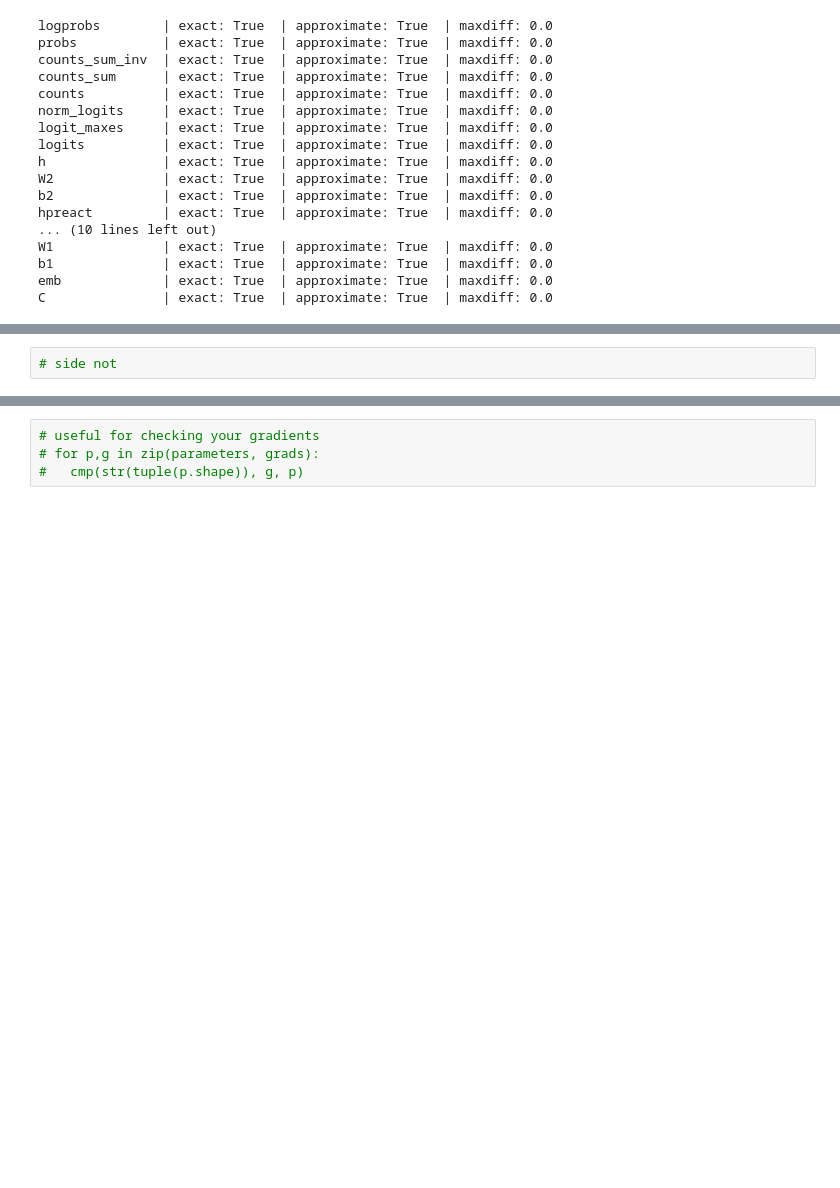
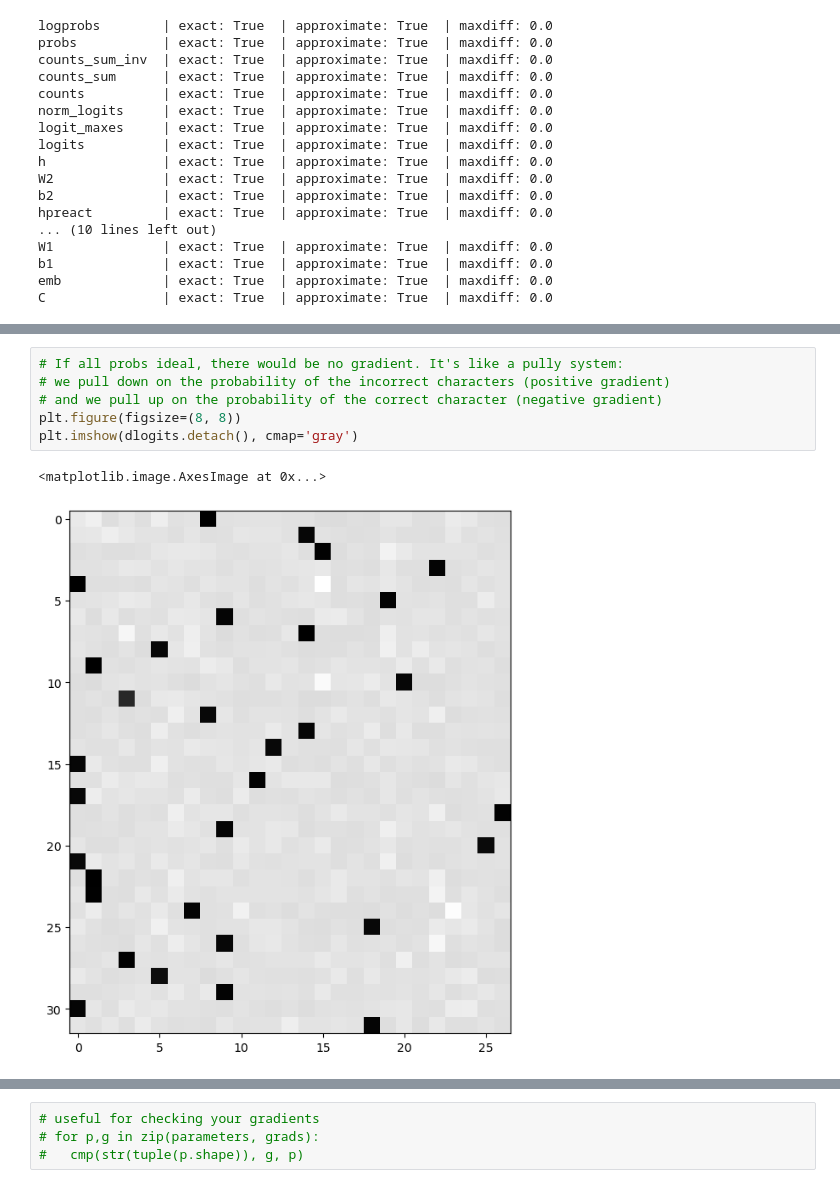
Before and after one commit to garbhj/machine-learning, a Jupyter notebook: makemore/build_makemore_4.ipynb, the cells around one changed output, grey strips where cells are left out. Drawn from its saved outputs; the diff is of its cells as text; blank space fills up the shorter version.

```diff
--- a/makemore/build_makemore_4.ipynb
+++ b/makemore/build_makemore_4.ipynb
@@ -337,6 +337,13 @@ logits          | exact: False | approximate: True  | maxdiff: 4.423782229423523
 (torch.Size([32, 27]), torch.Size([32, 27]), torch.Size([32, 27]))
-# %%
-# side not
+# %%
+# If all probs ideal, there would be no gradient. It's like a pully system:
+# we pull down on the probability of the incorrect characters (positive gradient)
+# and we pull up on the probability of the correct character (negative gradient)
+plt.figure(figsize=(8, 8))
+plt.imshow(dlogits.detach(), cmap='gray')
+# %% [output]
+<matplotlib.image.AxesImage at 0x...>
+[figure, added]
 # %%
 # Exercise 3: backprop through batchnorm but all in one go
 # to complete this challenge look at the mathematical expression of the output of batchnorm,
```
Also changed, not shown: parts of 9 cells of this notebook.
